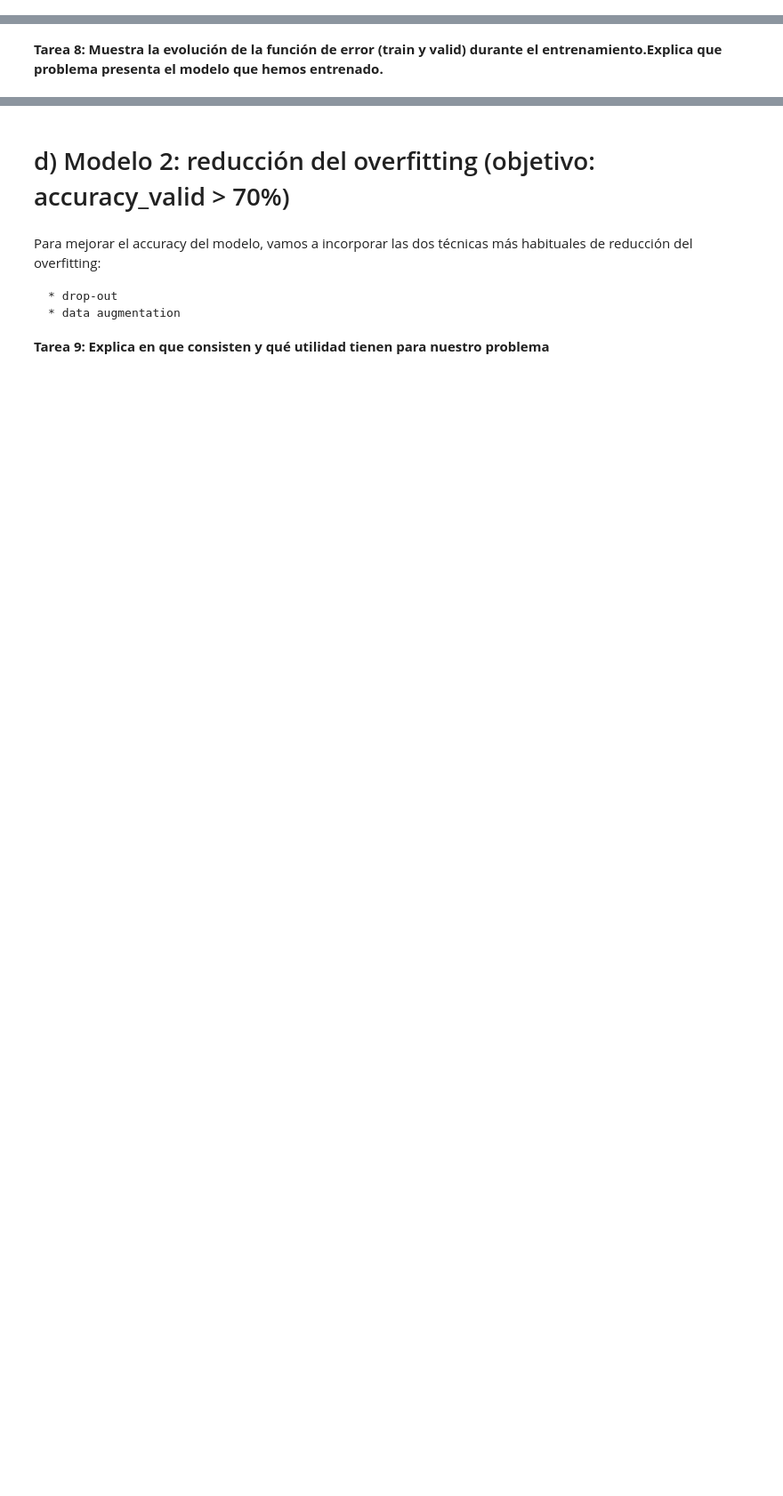
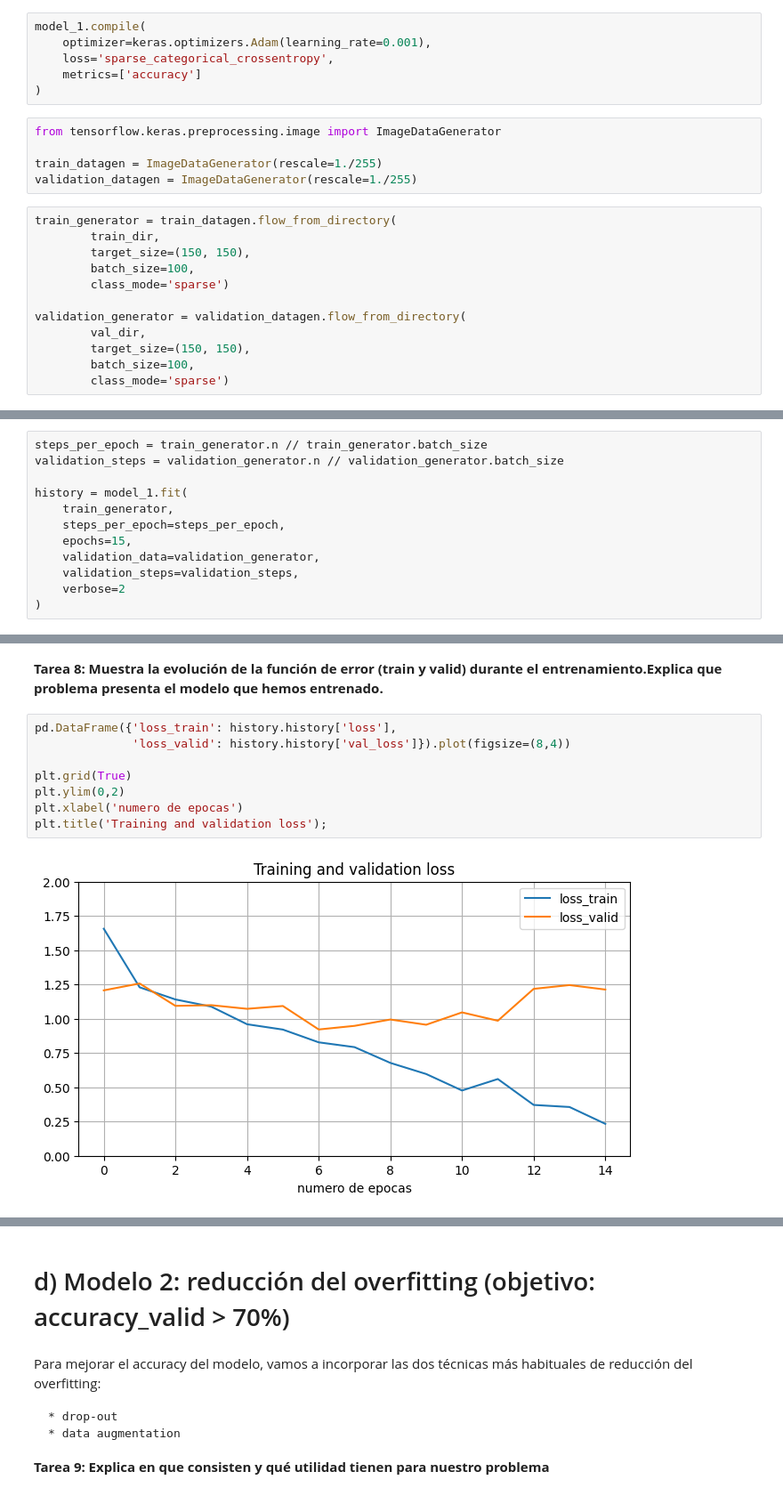
Before and after one commit to GuilleBlanco08/TrabajoFinal, a Jupyter notebook: trabajo_aia_24_25_parte_II.ipynb, the cells around one changed output, grey strips where cells are left out. Shown at 89% size. Drawn from its saved outputs; the diff is of its cells as text; blank space fills up the shorter version.

```diff
--- a/trabajo_aia_24_25_parte_II.ipynb
+++ b/trabajo_aia_24_25_parte_II.ipynb
@@ -191,3 +296,26 @@ Bloque de decisión:
 *   Considera un learning rate en el entorno de 0.001.
 *   En el caso de los generators utiliza `class_mode='sparse'`.
 *   Puedes utilizar p.e. un `batch_size = 100`.
+# %%
+model_1.compile(
+    optimizer=keras.optimizers.Adam(learning_rate=0.001),
+    loss='sparse_categorical_crossentropy',
+    metrics=['accuracy']
+)
+# %%
+from tensorflow.keras.preprocessing.image import ImageDataGenerator
+
+train_datagen = ImageDataGenerator(rescale=1./255)
+validation_datagen = ImageDataGenerator(rescale=1./255)
+# %%
+train_generator = train_datagen.flow_from_directory(
+        train_dir,
+        target_size=(150, 150),
+        batch_size=100,
+        class_mode='sparse')
+
+validation_generator = validation_datagen.flow_from_directory(
+        val_dir,
+        target_size=(150, 150),
+        batch_size=100,
+        class_mode='sparse')
@@ -193,0 +325,12 @@ Bloque de decisión:
+# %%
+steps_per_epoch = train_generator.n // train_generator.batch_size
+validation_steps = validation_generator.n // validation_generator.batch_size
+
+history = model_1.fit(
+    train_generator,
+    steps_per_epoch=steps_per_epoch,
+    epochs=15,
+    validation_data=validation_generator,
+    validation_steps=validation_steps,
+    verbose=2
+)
@@ -194,2 +355,12 @@ Bloque de decisión:
 # %% [markdown]
 **Tarea 8: Muestra la evolución de la función de error (train y valid) durante el entrenamiento.Explica que problema presenta el modelo que hemos entrenado.**
+# %%
+pd.DataFrame({'loss_train': history.history['loss'],
+              'loss_valid': history.history['val_loss']}).plot(figsize=(8,4))
+
+plt.grid(True)
+plt.ylim(0,2)
+plt.xlabel('numero de epocas')
+plt.title('Training and validation loss');
+# %% [output]
+[figure, added]
```
Also changed, not shown: parts of 28 cells of this notebook, 1 other file.
